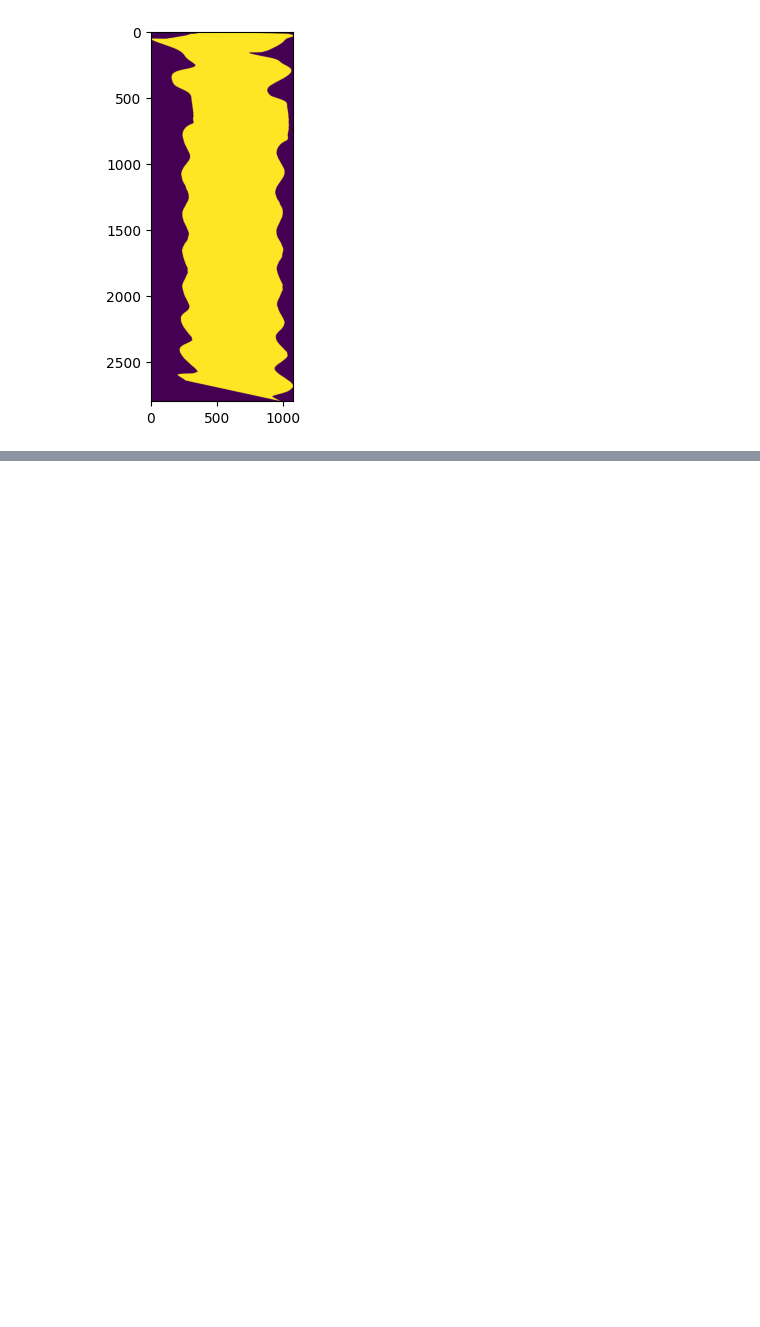
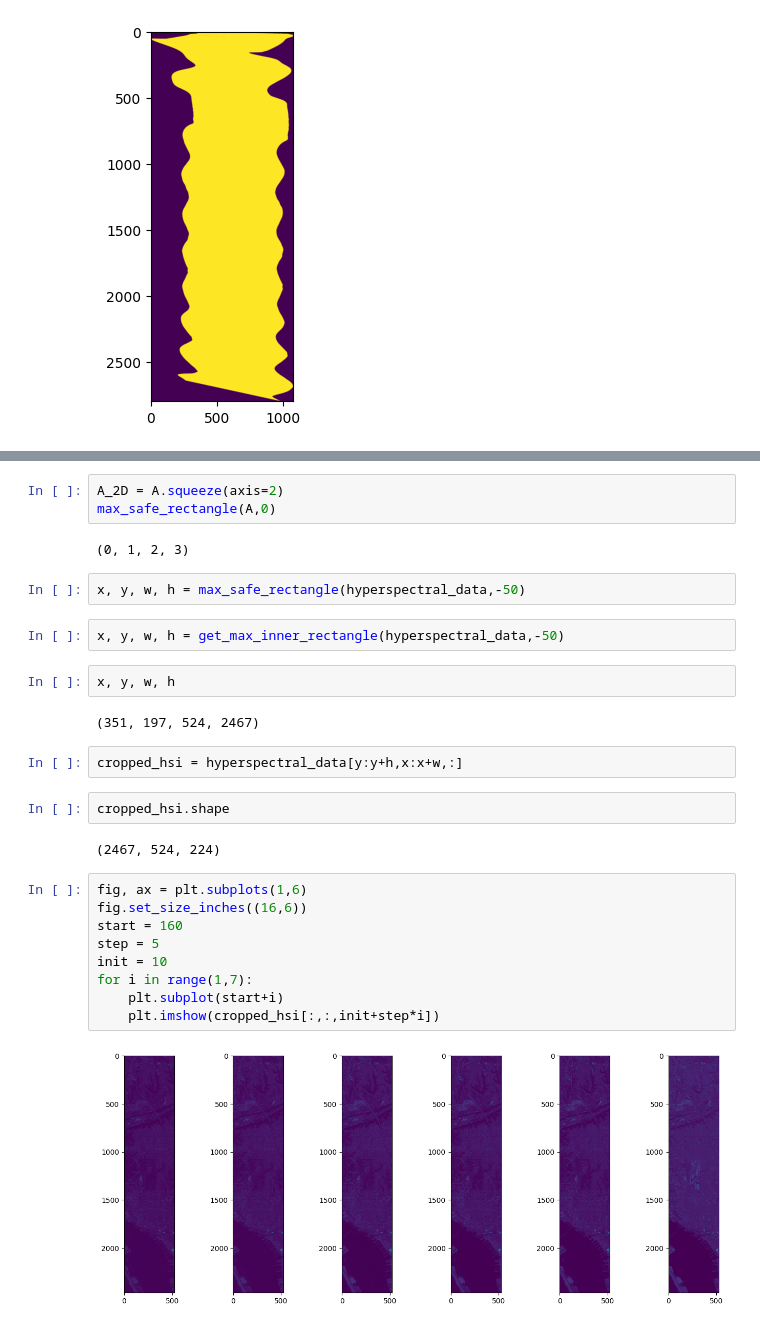
Before and after one commit to jtreguer/two-branch-CNN, a Jupyter notebook: 2BCNN_testing.ipynb, the cells around one changed output, grey strips where cells are left out. Drawn from its saved outputs; the diff is of its cells as text; blank space fills up the shorter version.

```diff
--- a/2BCNN_testing.ipynb
+++ b/2BCNN_testing.ipynb
@@ -362,0 +411,30 @@ np.int16(27043)
+# %%
+A_2D = A.squeeze(axis=2)
+max_safe_rectangle(A,0)
+# %% [output]
+(0, 1, 2, 3)
+# %%
+x, y, w, h = max_safe_rectangle(hyperspectral_data,-50)
+# %%
+x, y, w, h = get_max_inner_rectangle(hyperspectral_data,-50)
+# %%
+x, y, w, h
+# %% [output]
+(351, 197, 524, 2467)
+# %%
+cropped_hsi = hyperspectral_data[y:y+h,x:x+w,:]
+# %%
+cropped_hsi.shape
+# %% [output]
+(2467, 524, 224)
+# %%
+fig, ax = plt.subplots(1,6)
+fig.set_size_inches((16,6))
+start = 160
+step = 5
+init = 10
+for i in range(1,7):
+    plt.subplot(start+i)
+    plt.imshow(cropped_hsi[:,:,init+step*i])
+# %% [output]
+[figure, added]
```
Also changed, not shown: parts of 21 cells of this notebook, 2 other files.
